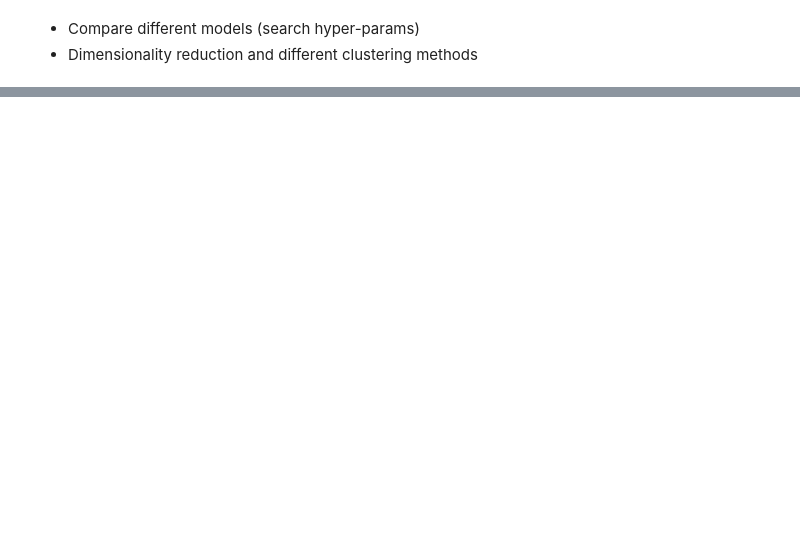
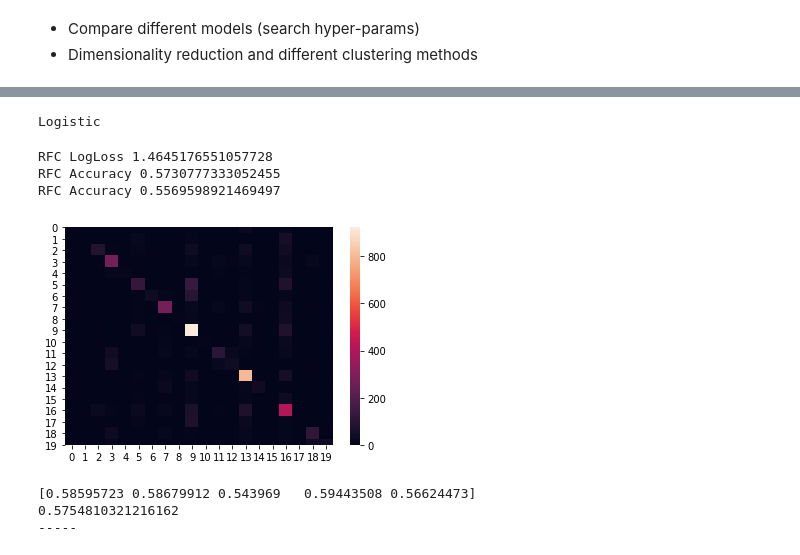
Before and after one commit to rahul13ramesh/cis520-dataset, a Jupyter notebook: CIS520_Project.ipynb, the cells around one changed output, grey strips where cells are left out. Saved outputs shown, nothing was run; the diff lists cells and outputs as text; code cells hidden in the pictures; blank space fills up the shorter version.

```diff
--- a/CIS520_Project.ipynb
+++ b/CIS520_Project.ipynb
@@ -858,0 +909,24 @@ RFC Accuracy 0.7234580384226491
+# %%
+def merge_word2vec(train_rep_old, word2vec_rep):
+    merged_dat = []
+    for i in range(len(train_rep_old)):
+        merged_dat.append(np.concatenate((np.array(train_rep_old[i]), word2vec_rep[i])))
+    return np.array(merged_dat)
+
+train_rep, test_rep, binarizer = generate_tf_idf(processed_train_features, processed_test_features,
+                                                 bin=False, ngrammax=2,
+                                                 use_idf=True, smooth_idf=False, sublinear_tf=True)
+
+train_rep = merge_representation(processed_train_features, train_rep.toarray())
+train_rep2 = merge_word2vec(train_rep, word_rep)
+
+train(train_rep2, processed_train_target, True, True)
+# %% [output]
+Logistic
+RFC LogLoss 1.4645176551057728
+RFC Accuracy 0.5730777333052455
+RFC Accuracy 0.5569598921469497
+[figure, added]
+[0.58595723 0.58679912 0.543969   0.59443508 0.56624473]
+0.5754810321216162
+-----
```
Also changed, not shown: parts of 15 cells of this notebook.
